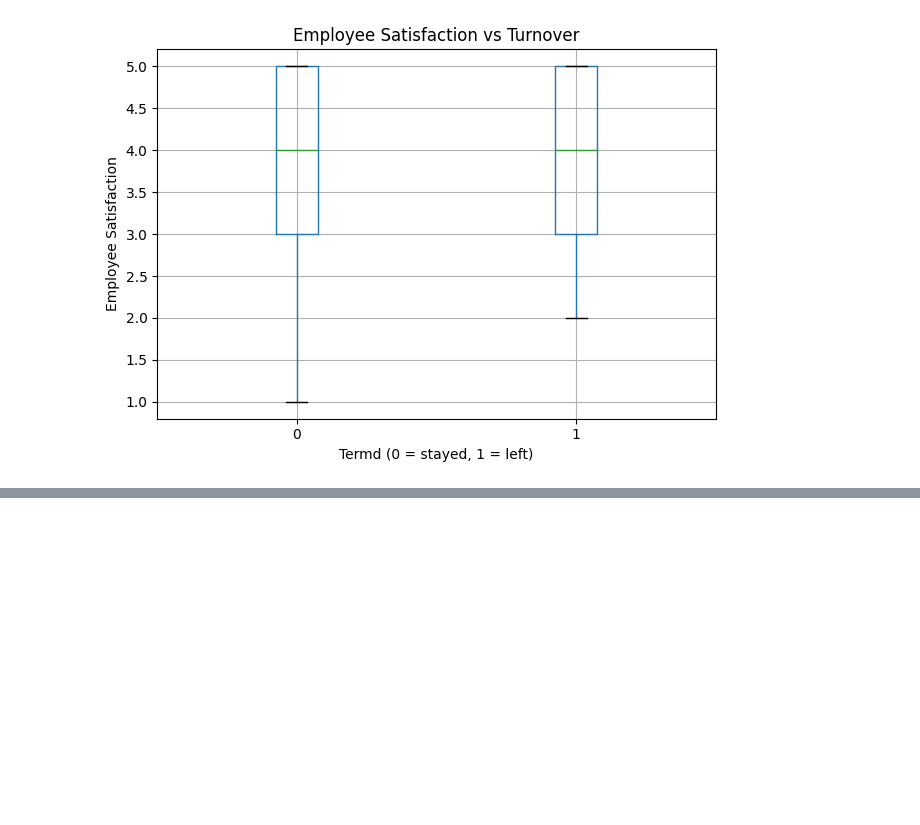
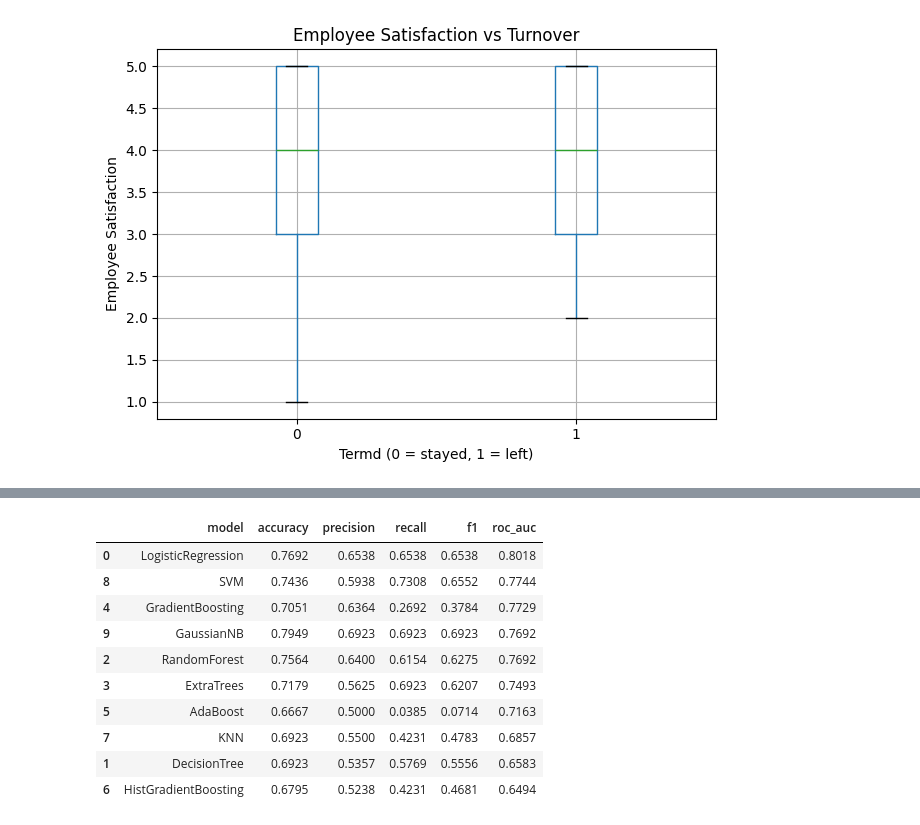
Before and after one commit to Laidanan/Hackathon_Explainability_AI_Groupe13, a Jupyter notebook: code.ipynb, the cells around one changed output, grey strips where cells are left out. Cells and saved outputs as stored; diff of their text form; code cells hidden in the pictures; blank space fills up the shorter version.

Commit message:
models

```diff
--- a/code.ipynb
+++ b/code.ipynb
@@ -164,0 +226,18 @@ fig.show()
+# %%
+from sklearn.model_selection import train_test_split
+
+X_train, X_test, y_train, y_test, audit_train, audit_test = train_test_split(
+    X,
+    y,
+    audit_df,
+    test_size=0.25,
+    random_state=42,
+    stratify=y
+)
+# %%
+numeric_features = X_train.select_dtypes(include=["int64","float64"]).columns.tolist()
+
+categorical_features = X_train.select_dtypes(exclude=["int64","float64"]).columns.tolist()
+
+print("Numerical:", numeric_features)
+print("Categorical:", categorical_features)
@@ -164,0 +247,17 @@ fig.show()
+# %%
+
+
+numeric_transformer = Pipeline([
+    ("imputer", SimpleImputer(strategy="median")),
+    ("scaler", StandardScaler())
+])
+
+categorical_transformer = Pipeline([
+    ("imputer", SimpleImputer(strategy="most_frequent")),
+    ("onehot", OneHotEncoder(handle_unknown="ignore", sparse_output=False))
+])
+
+preprocessor = ColumnTransformer([
+    ("num", numeric_transformer, numeric_features),
+    ("cat", categorical_transformer, categorical_features)
+])
@@ -164,0 +391,21 @@ fig.show()
+# %%
+results_df = pd.DataFrame(results)
+
+results_df = results_df.sort_values(
+    by=["roc_auc", "f1", "accuracy"],
+    ascending=False
+)
+
+results_df.round(4)
+# %% [output]
+|  | model | accuracy | precision | recall | f1 | roc_auc |
+| 0 | LogisticRegression | 0.7692 | 0.6538 | 0.6538 | 0.6538 | 0.8018 |
+| 8 | SVM | 0.7436 | 0.5938 | 0.7308 | 0.6552 | 0.7744 |
+| 4 | GradientBoosting | 0.7051 | 0.6364 | 0.2692 | 0.3784 | 0.7729 |
+| 9 | GaussianNB | 0.7949 | 0.6923 | 0.6923 | 0.6923 | 0.7692 |
+| 2 | RandomForest | 0.7564 | 0.6400 | 0.6154 | 0.6275 | 0.7692 |
+| 3 | ExtraTrees | 0.7179 | 0.5625 | 0.6923 | 0.6207 | 0.7493 |
+| 5 | AdaBoost | 0.6667 | 0.5000 | 0.0385 | 0.0714 | 0.7163 |
+| 7 | KNN | 0.6923 | 0.5500 | 0.4231 | 0.4783 | 0.6857 |
+| 1 | DecisionTree | 0.6923 | 0.5357 | 0.5769 | 0.5556 | 0.6583 |
+| 6 | HistGradientBoosting | 0.6795 | 0.5238 | 0.4231 | 0.4681 | 0.6494 |
```
Also changed, not shown: parts of 11 cells of this notebook.
